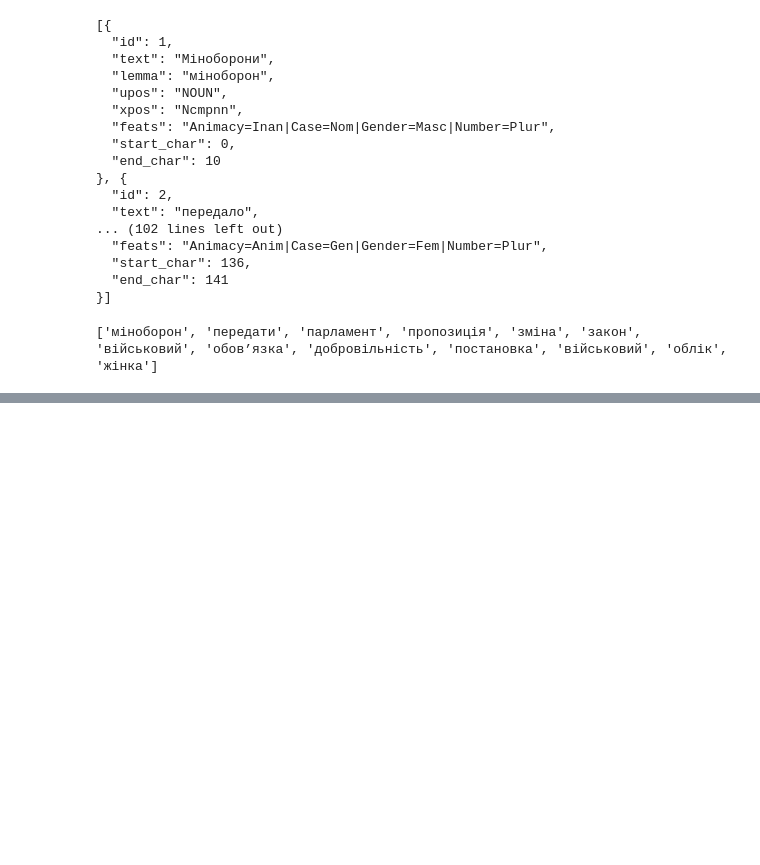
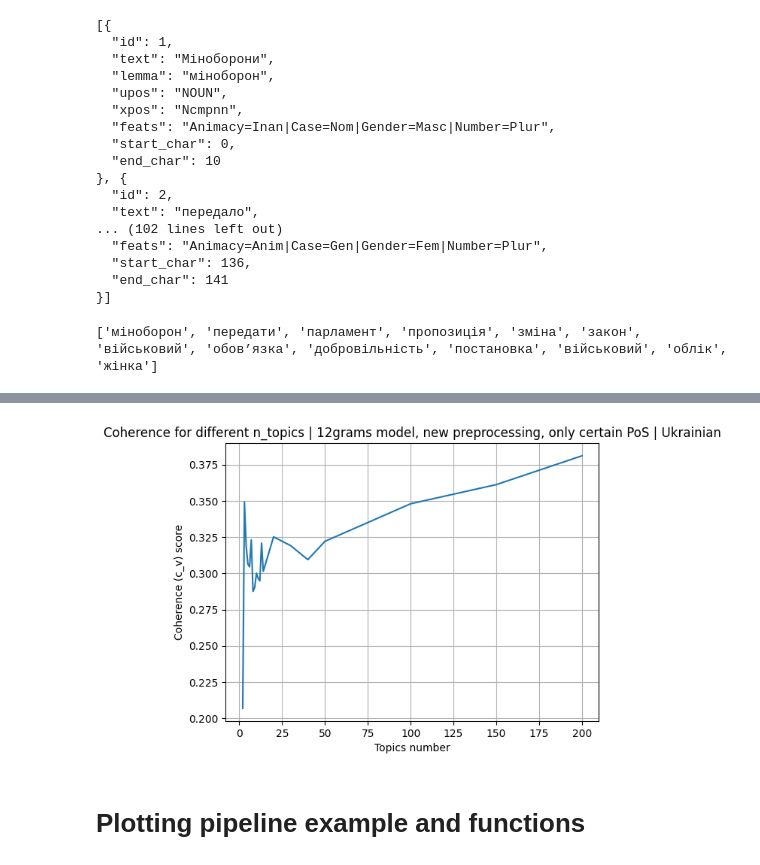
Before and after one commit to eingrid/LA_project, a Jupyter notebook: LSA Ukrainian tests.ipynb, the cells around one changed output, grey strips where cells are left out. Drawn from its saved outputs; the diff is of its cells as text; code cells hidden in the pictures; blank space fills up the shorter version.

Commit message:
LSA plotting pipeline

```diff
--- a/LSA Ukrainian tests.ipynb
+++ b/LSA Ukrainian tests.ipynb
@@ -956,0 +1035,3 @@ print('Coherence Score:', coherence_score)
+# %%
+tfidf_feature_names = set(LSAPipeline.tfidf_vectorizer.get_feature_names_out())
+preprocessed_documents = LSAPipeline.import_documents_list
@@ -956,0 +1048,10 @@ print('Coherence Score:', coherence_score)
+# %%
+# Calculate the coherence score using Gensim
+coherence_model = CoherenceModel(topics=topics,
+                                 texts=texts_v7,
+                                 dictionary=dictionary_v7,
+                                 corpus=corpus_v7,
+                                 coherence='c_v')
+coherence_score = coherence_model.get_coherence()
+
+print('Coherence Score:', coherence_score)
@@ -956,0 +1064,25 @@ print('Coherence Score:', coherence_score)
+# %%
+topic_numbers_12grams = list(range(2,15)) + [20,30,40,50,100,150,200]
+coherences_12grams = []
+predicted_topics_counts_12grams = []
+for topic_number in topic_numbers_12grams:
+    LSAPipeline = LSAPipelineUkrainian_v3(preprocessed_documents_pos, tf_idf_max_df=0.9, tf_idf_min_df=4,
+                                 lsa_components=topic_number, svd_n_iter=5,
+                                 n_top_words=10, ngram_range=(1,2),
+                                 filter_by_pos=['NOUN','PNOUN','VERB','ADJ','ADV'],
+                                 import_preprocessed_documents=True, random_state=47)
+    topics_12grams = LSAPipeline.run_topics_detection()
+    tfidf_feature_names = set(LSAPipeline.tfidf_vectorizer.get_feature_names_out())
+    # Calculate the coherence score using Gensim
+    coherence_model = CoherenceModel(topics=topics_12grams,
+                                     texts=texts_v4,
+                                     dictionary=dictionary_v4,
+                                     corpus=corpus_v4,
+                                     coherence='c_v')
+    coherence_score = coherence_model.get_coherence()
+    predicted_topics = LSAPipeline.transform_documents(LSAPipeline.import_documents_list)
+    predicted_topics_count = [predicted_topics.count(x) for x in np.sort(np.unique(predicted_topics))]
+
+    print(f'--Topic number {topic_number} coherence score: {coherence_score}')
+    coherences_12grams.append(coherence_score)
+    predicted_topics_counts_12grams.append(predicted_topics_count)
@@ -956,0 +1134,11 @@ print('Coherence Score:', coherence_score)
+# %%
+plt.plot(topic_numbers_12grams, coherences_12grams)
+plt.title('Coherence for different n_topics | 12grams model, new preprocessing, only certain PoS | Ukrainian')
+plt.xlabel('Topics number')
+plt.ylabel('Coherence (c_v) score')
+plt.grid()
+plt.show()
+# %% [output]
+[figure, added]
+# %% [markdown]
+# Plotting pipeline example and functions
```
Also changed, not shown: parts of 35 cells of this notebook, 1 other file.
